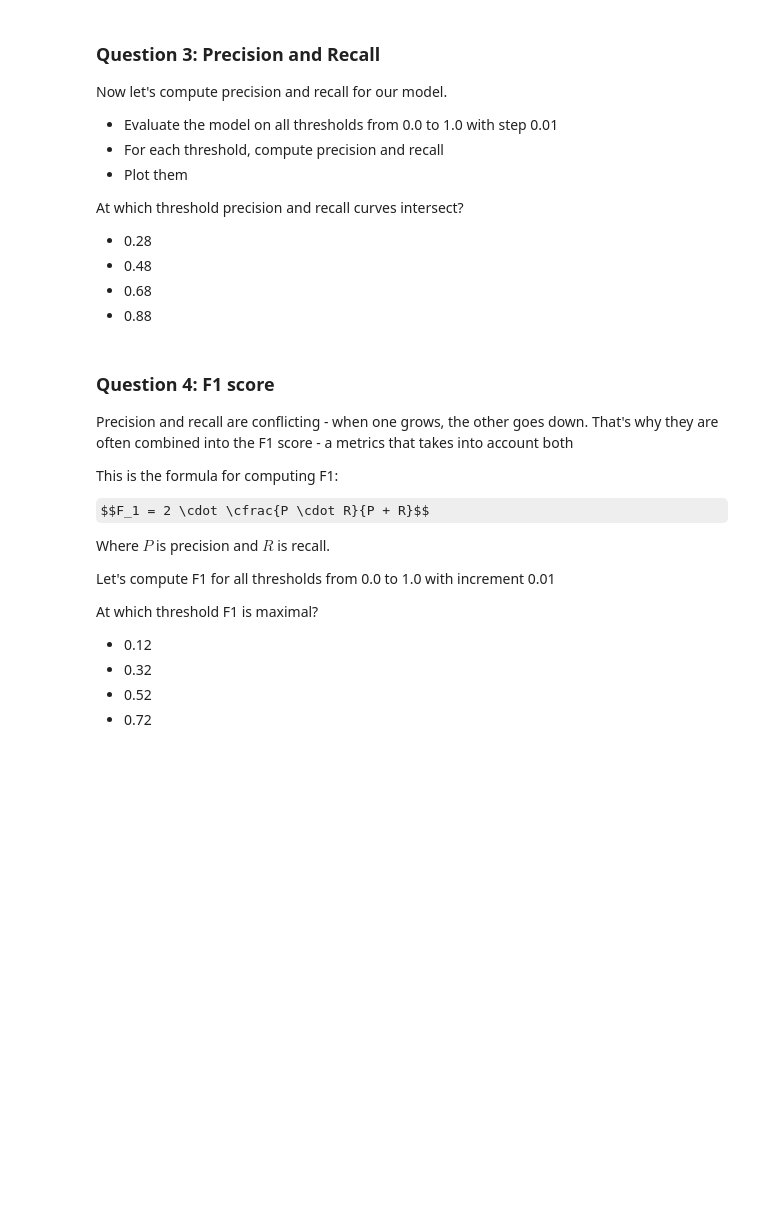
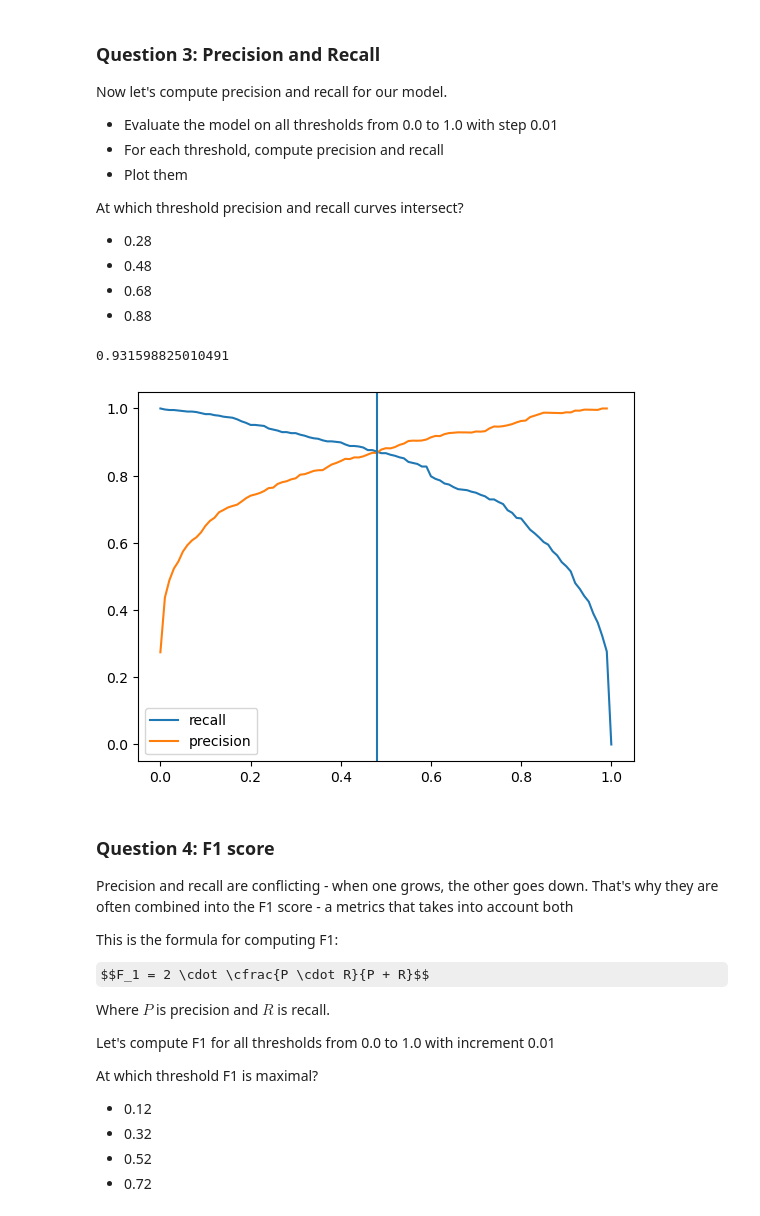
Before and after one commit to morganjohanna/mlzoomcamp, a Jupyter notebook: 04-evaluation/homework.ipynb, the cells around one changed output. Cells and saved outputs as stored; diff of their text form; code cells hidden in the pictures; some formulas as TeX source; blank space fills up the shorter version.

```diff
--- a/04-evaluation/homework.ipynb
+++ b/04-evaluation/homework.ipynb
@@ -65,3 +94,14 @@ Which numerical variable (among the following 4) has the highest AUC?
 - `engine_cylinders`
 - `highway_mpg`
 - `city_mpg`
+# %%
+numerical = ["year", "engine_hp", "engine_cylinders", "highway_mpg", "city_mpg"]
+
+for variable in numerical:
+    auc = roc_auc_score(y_train, df_train[variable])
+    if auc < 0.5:
+        auc = roc_auc_score(y_train, -df_train[variable])
+
+    print(variable)
+    print(auc)
+    print()
@@ -95,6 +171,41 @@ At which threshold precision and recall curves intersect?
 * 0.48
 * 0.68
 * 0.88
+# %%
+accuracy_score(y_val, y_pred >= 0.5)
+# %% [output]
+0.931598825010491
+# %%
+thresholds = np.linspace(0, 1, 101)
+precision_values = []
+recall_values = []
+
+actual_positive = (y_val == 1)
+actual_negative = (y_val == 0)
+
+for t in thresholds:
+    predict_positive = (y_pred >= t)
+    predict_negative = (y_pred < t)
+
+    true_pos = (predict_positive & actual_positive).sum()
+    true_neg = (predict_negative & actual_negative).sum()
+
+    false_pos = (predict_positive & actual_negative).sum()
+    false_neg = (predict_negative & actual_positive).sum()
+
+    precision = true_pos / (true_pos + false_pos)
+    precision_values.append(precision)
+
+    recall = true_pos / (true_pos + false_neg)
+    recall_values.append(recall)
+# %%
+plt.plot(thresholds, recall_values, label = "recall")
+plt.plot(thresholds, precision_values, label = "precision")
+plt.axvline(x = 0.48)
+plt.legend()
+plt.show()
+# %% [output]
+[figure, added]
 # %% [markdown]
 ### Question 4: F1 score
 
```
Also changed, not shown: parts of 12 cells of this notebook.
